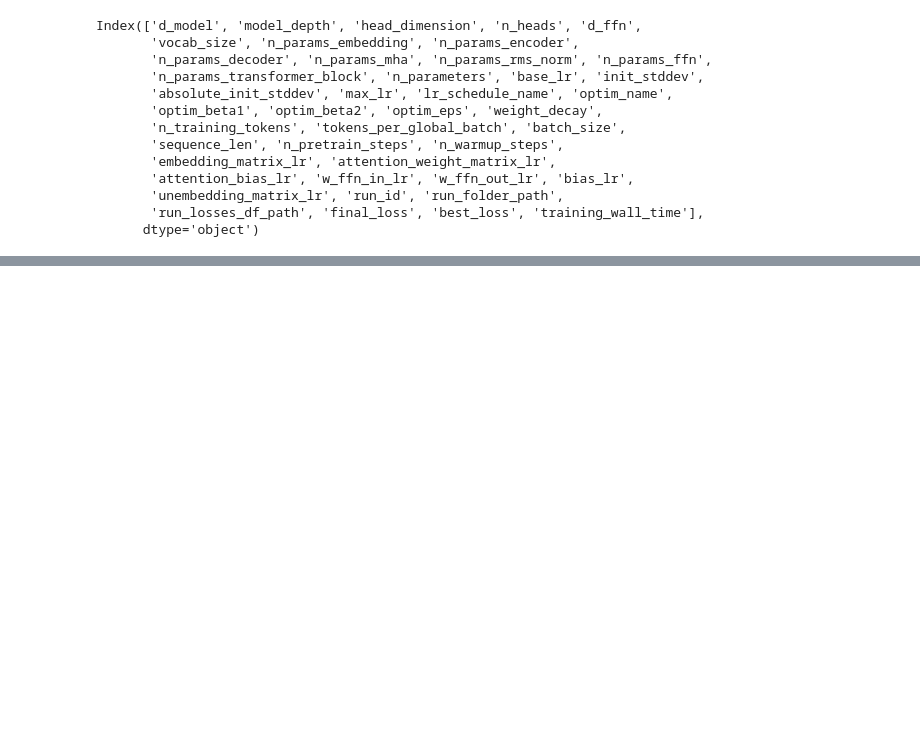
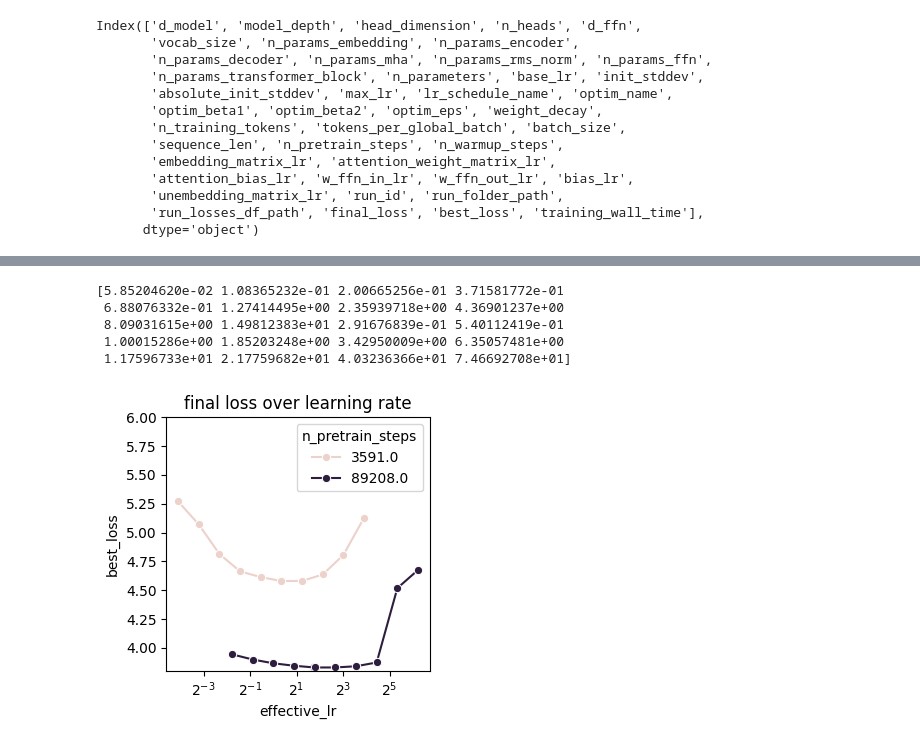
Before and after one commit to louisvonleitner/learning-rate-transfer, a Jupyter notebook: analysis/result_analysis/plot_results.ipynb, the cells around one changed output, grey strips where cells are left out. Saved outputs shown, nothing was run; the diff lists cells and outputs as text; code cells hidden in the pictures; blank space fills up the shorter version.

```diff
--- a/analysis/result_analysis/plot_results.ipynb
+++ b/analysis/result_analysis/plot_results.ipynb
@@ -66 +121,52 @@ plt.show()
+# %%
+# factor = np.sqrt(89208/3591)
+df_min_final_losses = df.groupby(['n_pretrain_steps', 'base_lr'])['best_loss'].min().reset_index()
+
+# calculate the effective learning rate
+df_min_final_losses['effective_lr'] = df_min_final_losses['base_lr'] * np.sqrt(df_min_final_losses['n_pretrain_steps'])
+
+# find the best absolute performance for each pretrain step group
+idx_best = df_min_final_losses.groupby('n_pretrain_steps')['best_loss'].idxmin()
+df_best_per_step = df_min_final_losses.loc[idx_best]
+
+
+print(df_min_final_losses['effective_lr'].unique())
+fig, ax = plt.subplots(1, 1, figsize=(3.54, 3.54))
+
+# final loss
+sns.lineplot(df_min_final_losses,
+    x="effective_lr",
+    y="best_loss",
+    hue='n_pretrain_steps',
+    ax=ax,
+    marker='o',
+    )
+
+sns.scatterplot(
+    df_best_per_step,
+    x='effective_lr',
+    y='best_loss',
+    hue='n_pretrain_steps',
+    ax=ax,
+    marker='X',
+    legend=False,
+)
+
+
+
+ax.set_ylim(3.8, 6)
+# ax.set_xlim(2**(-16), 2**(-2))
+
+ax.set_xscale("log", base=2)
+ax.set_title("final loss over learning rate")
+
+plt.tight_layout()
+plt.show()
+# %% [output]
+[5.85204620e-02 1.08365232e-01 2.00665256e-01 3.71581772e-01
+ 6.88076332e-01 1.27414495e+00 2.35939718e+00 4.36901237e+00
+ 8.09031615e+00 1.49812383e+01 2.91676839e-01 5.40112419e-01
+ 1.00015286e+00 1.85203248e+00 3.42950009e+00 6.35057481e+00
+ 1.17596733e+01 2.17759682e+01 4.03236366e+01 7.46692708e+01]
+[figure, added]
 # %%
```
Also changed, not shown: parts of 10 cells of this notebook, 1 other file.
